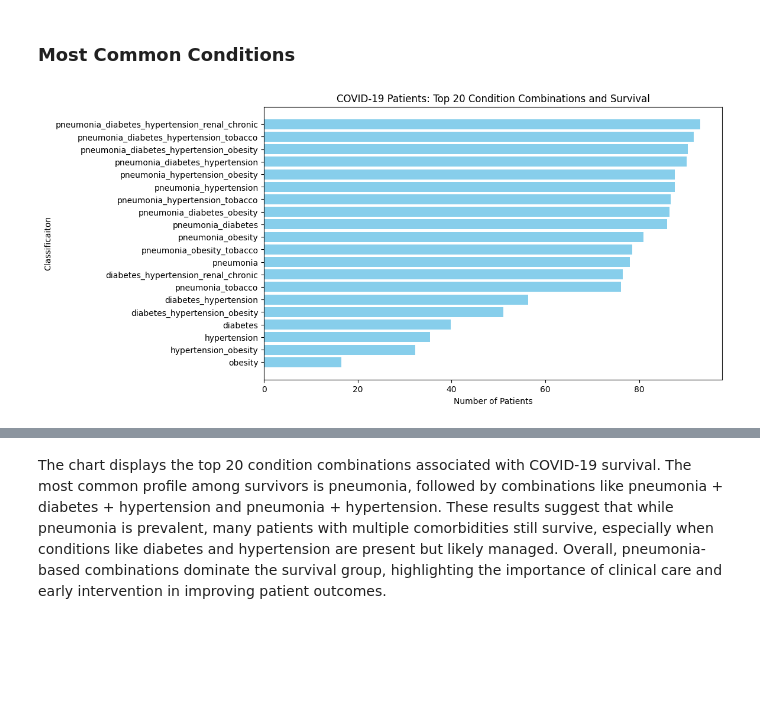
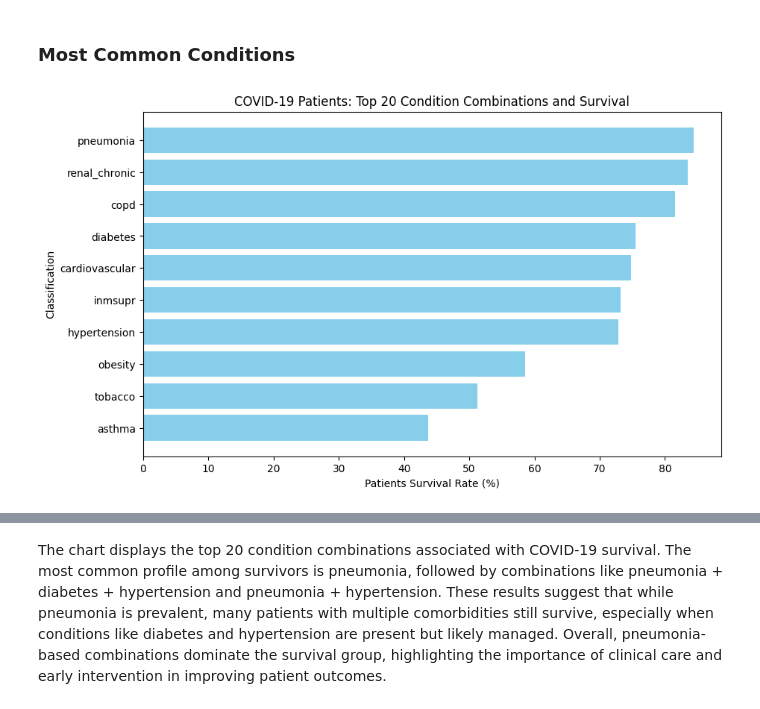
Before and after one commit to RichieMonkeyNinja/covid19-mortality-risk-factors, a Jupyter notebook: WQD7003_DataAnalytics_GroupProject.ipynb, the cells around one changed output, grey strips where cells are left out. Cells and saved outputs as stored; diff of their text form; code cells hidden in the pictures; blank space fills up the shorter version.

```diff
--- a/WQD7003_DataAnalytics_GroupProject.ipynb
+++ b/WQD7003_DataAnalytics_GroupProject.ipynb
@@ -767,7 +767,7 @@ display(df_classification_female.head())
 df_classification_male_copy = df_classification_male.copy()
 df_classification_female_copy = df_classification_female.copy()
 
-df_classification_merge = pd.merge(df_classification_male_copy, df_classification_female_copy, on='Classification', how='outer')
+df_classification_merge = pd.merge(df_classification_male_copy, df_classification_female_copy, on='Condition', how='outer')
 
 # Fill missing values
 df_classification_merge.fillna(0, inplace=True)
@@ -788,7 +788,7 @@ df_classification_merge['Female Deaths'] = df_classification_merge['Female Death
 df_classification_merge['Female Alive'] = df_classification_merge['Female Alive']
 
 # Final combined table
-data_classification_analysis = df_classification_merge[['Classification', 'Population', 'Deaths', 'Alive', 'Male Deaths','Male Alive','Female Deaths','Female Alive']]
+data_classification_analysis = df_classification_merge[['Condition', 'Population', 'Deaths', 'Alive', 'Male Deaths','Male Alive','Female Deaths','Female Alive']]
 data_classification_analysis = data_classification_analysis.sort_values(by='Population', ascending=False)
 data_classification_analysis.head(100)
 # %% [output]
@@ -843,16 +829,16 @@ This phase involves exploring the data through statistical analysis and visualiz
 # %%
 #20 most common condtions on horizontal graph for female
 top_combos = data_classification_analysis.nlargest(20, 'Alive')
-top_combos['p_death'] = top_combos.Deaths / top_combos.Population
+
 top_combos['p_alive'] = top_combos.Alive / top_combos.Population
 top_combos = top_combos.sort_values(by='p_alive', ascending=False)
 
 plt.figure(figsize=(10,6))
-plt.barh(top_combos['Classification'], top_combos['p_alive'] * 100, color='skyblue')
+plt.barh(top_combos['Condition'], top_combos['p_alive'] * 100, color='skyblue')
 plt.gca().invert_yaxis()
-plt.xlabel('Number of Patients')
-plt.ylabel('Classificaiton')
+plt.xlabel('Patients Survival Rate (%)')
+plt.ylabel('Classification')
 plt.title('COVID-19 Patients: Top 20 Condition Combinations and Survival')
 plt.show()
 # %% [output]
-[figure, old version]
+[figure, new version]
```
Also changed, not shown: parts of 6 cells of this notebook.
